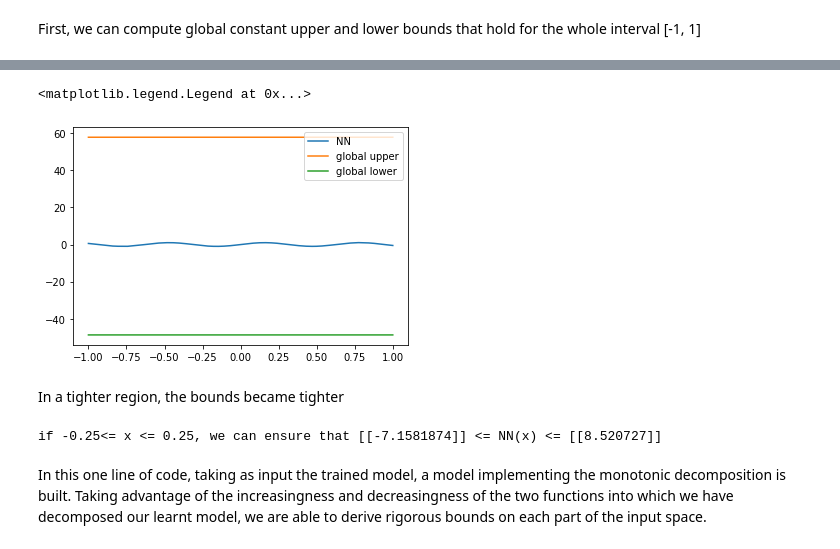
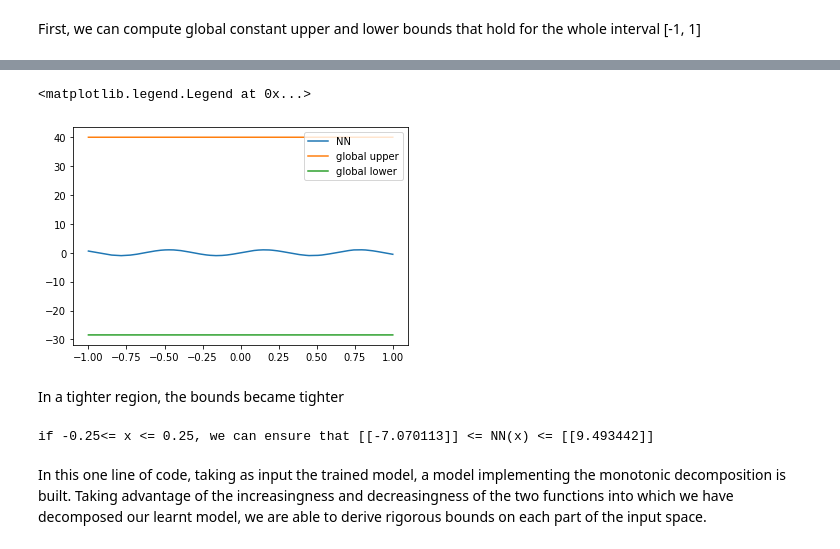
Before and after one commit to airbus/decomon, a Jupyter notebook: tutorials/tutorial1_sinus-interactive.ipynb, the cells around one changed output, grey strips where cells are left out. Drawn from its saved outputs; the diff is of its cells as text; code cells hidden in the pictures.

Commit message:
backward mode

```diff
--- a/tutorials/tutorial1_sinus-interactive.ipynb
+++ b/tutorials/tutorial1_sinus-interactive.ipynb
@@ -93,4 +93,4 @@ from decomon import get_upper_box, get_lower_box, get_range_box
 First, we can compute global constant upper and lower bounds that hold for the whole interval [-1, 1]
 # %%
 # convert our model into a decomon model:
-decomon_model = convert(model)
+decomon_model = convert(model, mode='backward')
@@ -97,17 +104,17 @@ decomon_model = convert(model)
 # %%
 X_min = np.array([x.min()])
 X_max = np.array([x.max()])
 
-global_upper = get_upper_box(decomon_model, X_min, X_max)
-global_lower = get_lower_box(decomon_model, X_min, X_max)
+global_upper = get_upper_box(decomon_model, X_min, X_max, fast=False)
+global_lower = get_lower_box(decomon_model, X_min, X_max, fast=False)
 
 plt.plot(x_test, y_pred)
 plt.plot(x_test, global_upper*np.ones_like(y_pred))
 plt.plot(x_test, global_lower*np.ones_like(y_pred))
 plt.legend(['NN', 'global upper', 'global lower'])
 # %% [output]
 <matplotlib.legend.Legend at 0x...>
-[figure, old version]
+[figure, new version]
 # %% [markdown]
 In a tighter region, the bounds became tighter
 # %%
@@ -121,7 +128,7 @@ refine_upper, refine_lower = get_range_box(decomon_model, X_min, X_max)
 
 print('if {}<= x <= {}, we can ensure that {} <= NN(x) <= {}'.format(x_min, x_max, refine_lower, refine_upper))
 # %% [output]
-if -0.25<= x <= 0.25, we can ensure that [[-7.1581874]] <= NN(x) <= [[8.520727]]
+if -0.25<= x <= 0.25, we can ensure that [[-7.070113]] <= NN(x) <= [[9.493442]]
 # %% [markdown]
 In this one line of code, taking as input the trained model, a model implementing the monotonic decomposition is built. Taking advantage of the increasingness and decreasingness of the two functions into which we have decomposed our learnt model, we are able to derive rigorous bounds on each part of the input space.
 # %%
```
Also changed, not shown: parts of 1 cell of this notebook, 10 other files.
